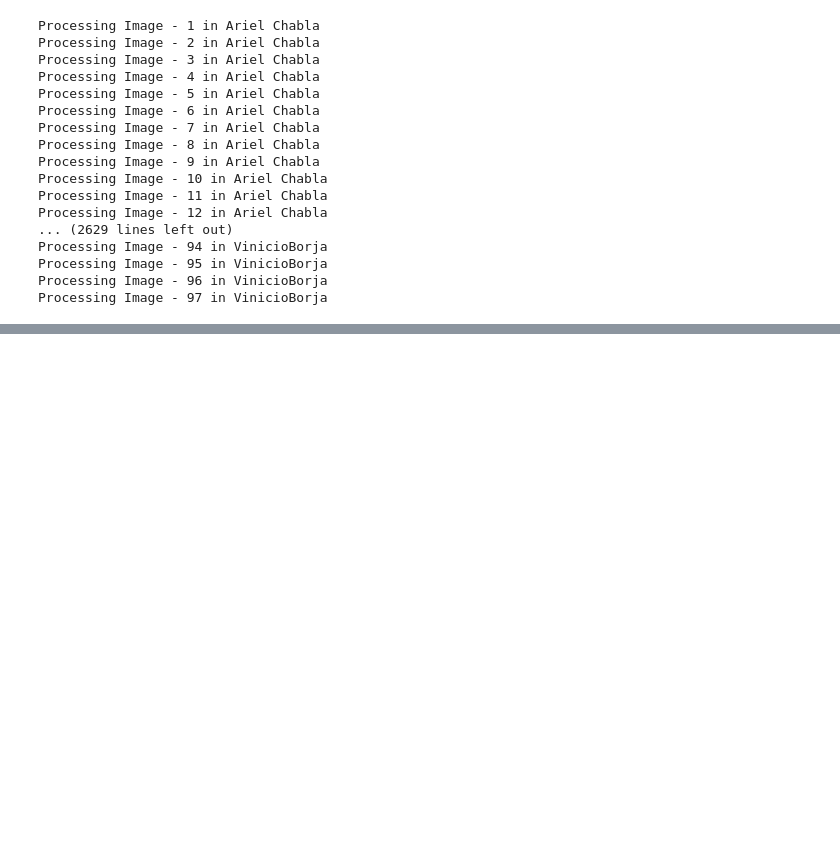
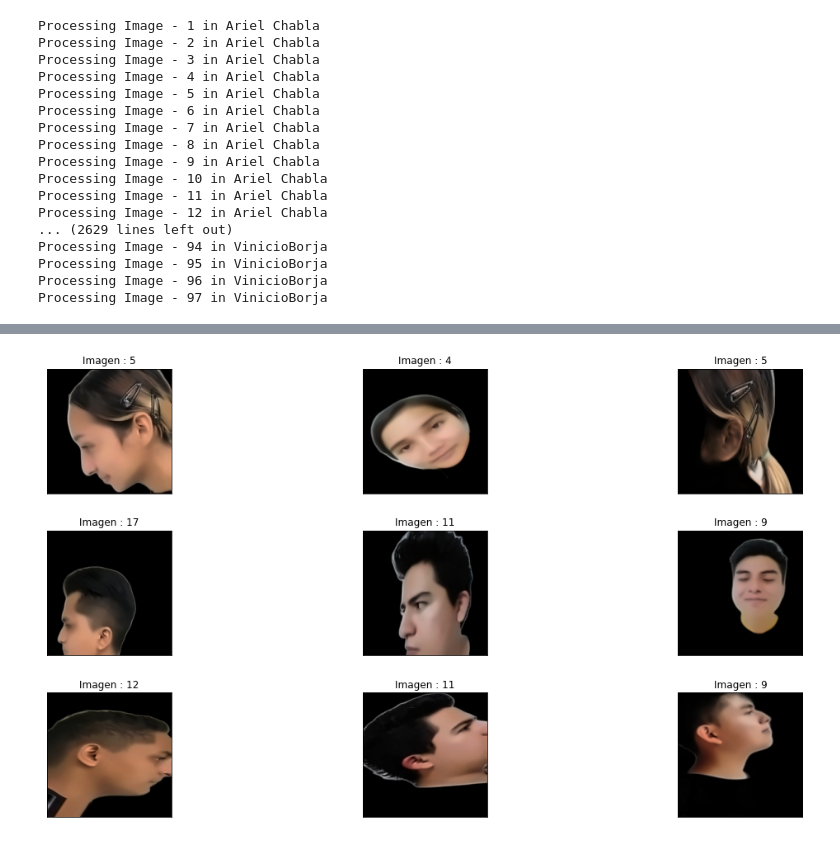
Before and after one commit to Hector858/ProyectoIAU3, a Jupyter notebook: ProyectoIA_Unidad3.ipynb, the cells around one changed output, grey strips where cells are left out. Cells and saved outputs as stored; diff of their text form; code cells hidden in the pictures; blank space fills up the shorter version.

```diff
--- a/ProyectoIA_Unidad3.ipynb
+++ b/ProyectoIA_Unidad3.ipynb
@@ -949,0 +1077,5 @@ No. of labels loaded =  2645
+# %%
+# Mostramos imagenes de entrenamiento de manera aleatoria
+display_rand_images(train_ds, train_labels)
+# %% [output]
+[figure, added]
```
Also changed, not shown: parts of 23 cells of this notebook.
